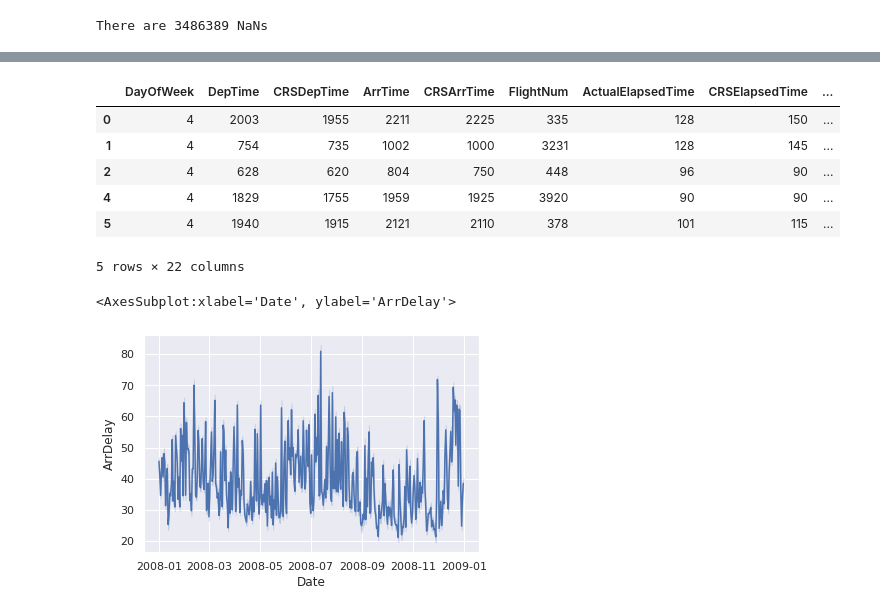
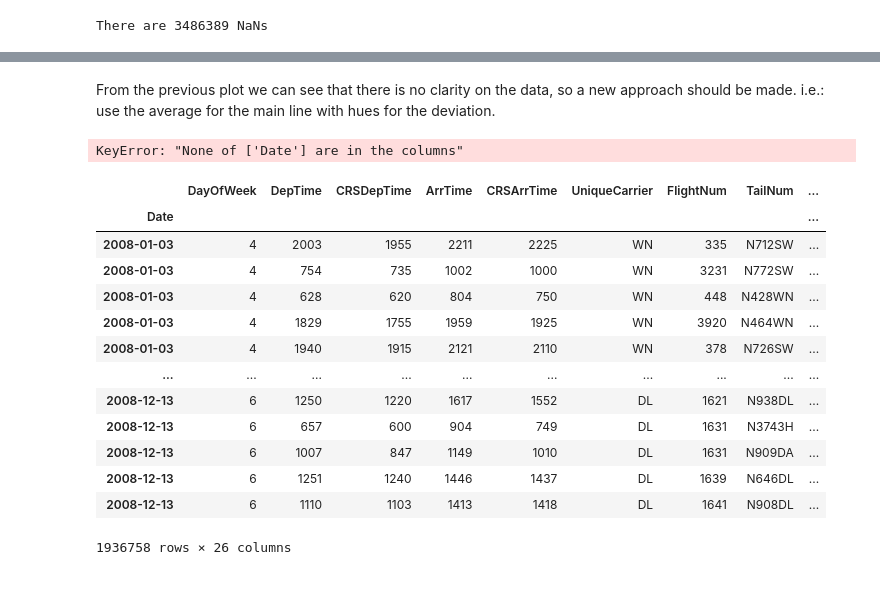
Before and after one commit to joseporiolayats/data-exercises, a Jupyter notebook: kaggle-airline-df/dataset-processing.ipynb, the cells around one changed output, grey strips where cells are left out. Cells and saved outputs as stored; diff of their text form; code cells hidden in the pictures; blank space fills up the shorter version.

```diff
--- a/kaggle-airline-df/dataset-processing.ipynb
+++ b/kaggle-airline-df/dataset-processing.ipynb
@@ -118,8 +120,14 @@ print(f'There are {nans} NaNs')
 There are 3486389 NaNs
 # %%
 # The NaNs detected are observations of value zero, so let's substitute them with proper 0s
-df.fillna(value=0,inplace=True)
+df.fillna(value=0,inplace=True) #TODO explain why
 
 # Now, all the variables in the dataset that are not strings should be represented without decimals.
-# So they can be converted into integer dtype
-df = df.select_dtypes(exclude=[object]).astype("int")
+# So they can be converted into integer
+# Select all columns which are not strings and loop to convert to type "int"
+col_int = df.select_dtypes(exclude=[object]).columns.tolist()
+
+for col_name in col_int:
+    df[col_name] = df[col_name].astype("int")
+
+df.info()
@@ -140,15 +209,28 @@ df.drop(columns=["Year","Month","DayofMonth"],inplace=True)
+# %% [markdown]
+From the previous plot we can see that there is no clarity on the data, so a new approach should be made.
+i.e.: use the average for the main line with hues for the deviation.
+# %%
+df.set_index("Date", inplace=True)
+# %% [output]
+KeyError: "None of ['Date'] are in the columns"
+# %%
+df["avg-delay"] = df["ArrDelay"].groupby(pd.Grouper(freq="D")).mean()
 # %%
-df.head()
+df
 # %% [output]
-|  | DayOfWeek | DepTime | CRSDepTime | ArrTime | CRSArrTime | FlightNum | ActualElapsedTime | CRSElapsedTime | ... |
-| 0 | 4 | 2003 | 1955 | 2211 | 2225 | 335 | 128 | 150 | ... |
-| 1 | 4 | 754 | 735 | 1002 | 1000 | 3231 | 128 | 145 | ... |
-| 2 | 4 | 628 | 620 | 804 | 750 | 448 | 96 | 90 | ... |
-| 4 | 4 | 1829 | 1755 | 1959 | 1925 | 3920 | 90 | 90 | ... |
-| 5 | 4 | 1940 | 1915 | 2121 | 2110 | 378 | 101 | 115 | ... |
+|  | DayOfWeek | DepTime | CRSDepTime | ArrTime | CRSArrTime | UniqueCarrier | FlightNum | TailNum | ... |
+| Date |  |  |  |  |  |  |  |  | ... |
+| 2008-01-03 | 4 | 2003 | 1955 | 2211 | 2225 | WN | 335 | N712SW | ... |
+| 2008-01-03 | 4 | 754 | 735 | 1002 | 1000 | WN | 3231 | N772SW | ... |
+| 2008-01-03 | 4 | 628 | 620 | 804 | 750 | WN | 448 | N428WN | ... |
+| 2008-01-03 | 4 | 1829 | 1755 | 1959 | 1925 | WN | 3920 | N464WN | ... |
+| 2008-01-03 | 4 | 1940 | 1915 | 2121 | 2110 | WN | 378 | N726SW | ... |
+| ... | ... | ... | ... | ... | ... | ... | ... | ... | ... |
+| 2008-12-13 | 6 | 1250 | 1220 | 1617 | 1552 | DL | 1621 | N938DL | ... |
+| 2008-12-13 | 6 | 657 | 600 | 904 | 749 | DL | 1631 | N3743H | ... |
+| 2008-12-13 | 6 | 1007 | 847 | 1149 | 1010 | DL | 1631 | N909DA | ... |
+| 2008-12-13 | 6 | 1251 | 1240 | 1446 | 1437 | DL | 1639 | N646DL | ... |
+| 2008-12-13 | 6 | 1110 | 1103 | 1413 | 1418 | DL | 1641 | N908DL | ... |
-5 rows × 22 columns
+1936758 rows × 26 columns
 # %%
-sns.lineplot(x="Date",y="ArrDelay",data=df)
+sns.lineplot(data=df, x="Date",y="avg-delay")
-# %% [output]
-<AxesSubplot:xlabel='Date', ylabel='ArrDelay'>
-[figure, removed]
```
Also changed, not shown: parts of 10 cells of this notebook, 1 other file.
